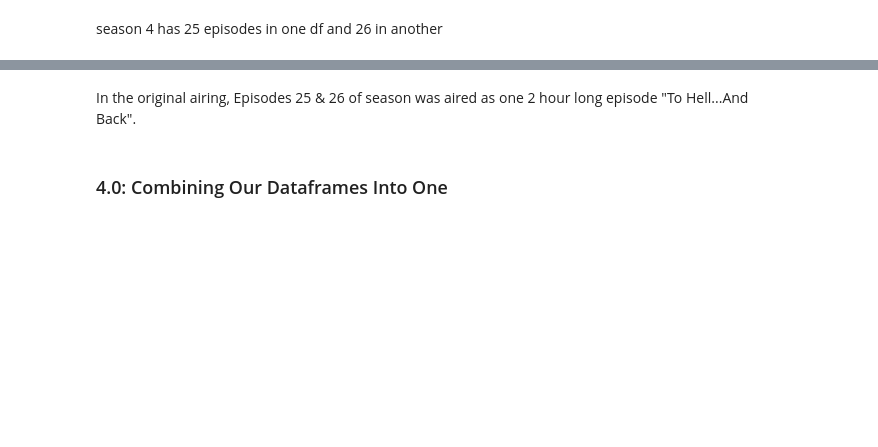
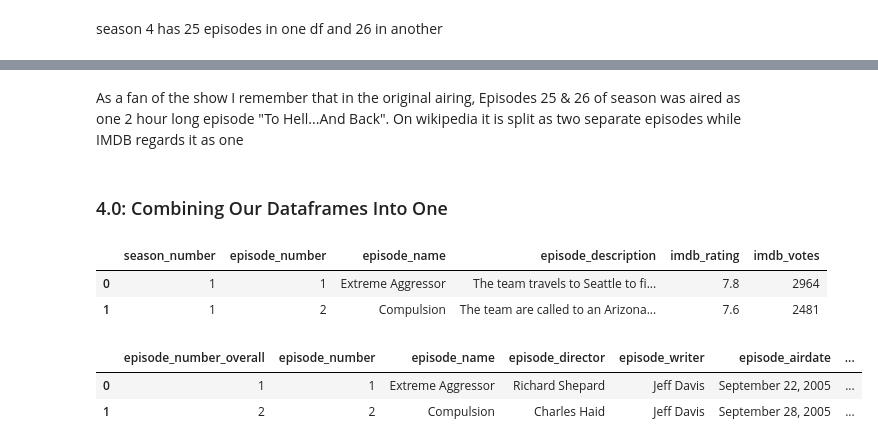
Before and after one commit to WayneNyariroh/criminalmindstv_webscraping_EDA, a Jupyter notebook: CM-data-scraping.ipynb, the cells around one changed output, grey strips where cells are left out. Cells and saved outputs as stored; diff of their text form; code cells hidden in the pictures; blank space fills up the shorter version.

```diff
--- a/CM-data-scraping.ipynb
+++ b/CM-data-scraping.ipynb
@@ -275,4 +275,4 @@ cm_wiki_df.rename(columns={
     "Written by":"episode_writer",
     "Original air date":"episode_airdate",
     "US viewers (millions)":"us_viewers_in_millions"
-})
+}, inplace=True)
@@ -358,5 +398,5 @@ wiki_html[4]
 # %% [markdown]
-In the original airing, Episodes 25 & 26 of season was aired as one 2 hour long episode "To Hell...And Back".
+As a fan of the show I remember that in the original airing, Episodes 25 & 26 of season was aired as one 2 hour long episode "To Hell...And Back". On wikipedia it is split as two separate episodes while IMDB regards it as one
 # %%
 import numpy as np
 # %% [markdown]
@@ -367,0 +404,12 @@ import numpy as np
+# %%
+cm_imdb_df.head(2)
+# %% [output]
+|  | season_number | episode_number | episode_name | episode_description | imdb_rating | imdb_votes |
+| 0 | 1 | 1 | Extreme Aggressor | The team travels to Seattle to fi... | 7.8 | 2964 |
+| 1 | 1 | 2 | Compulsion | The team are called to an Arizona... | 7.6 | 2481 |
+# %%
+cm_wiki_df.head(2)
+# %% [output]
+|  | episode_number_overall | episode_number | episode_name | episode_director | episode_writer | episode_airdate | ... |
+| 0 | 1 | 1 | Extreme Aggressor | Richard Shepard | Jeff Davis | September 22, 2005 | ... |
+| 1 | 2 | 2 | Compulsion | Charles Haid | Jeff Davis | September 28, 2005 | ... |
```
Also changed, not shown: parts of 6 cells of this notebook.
